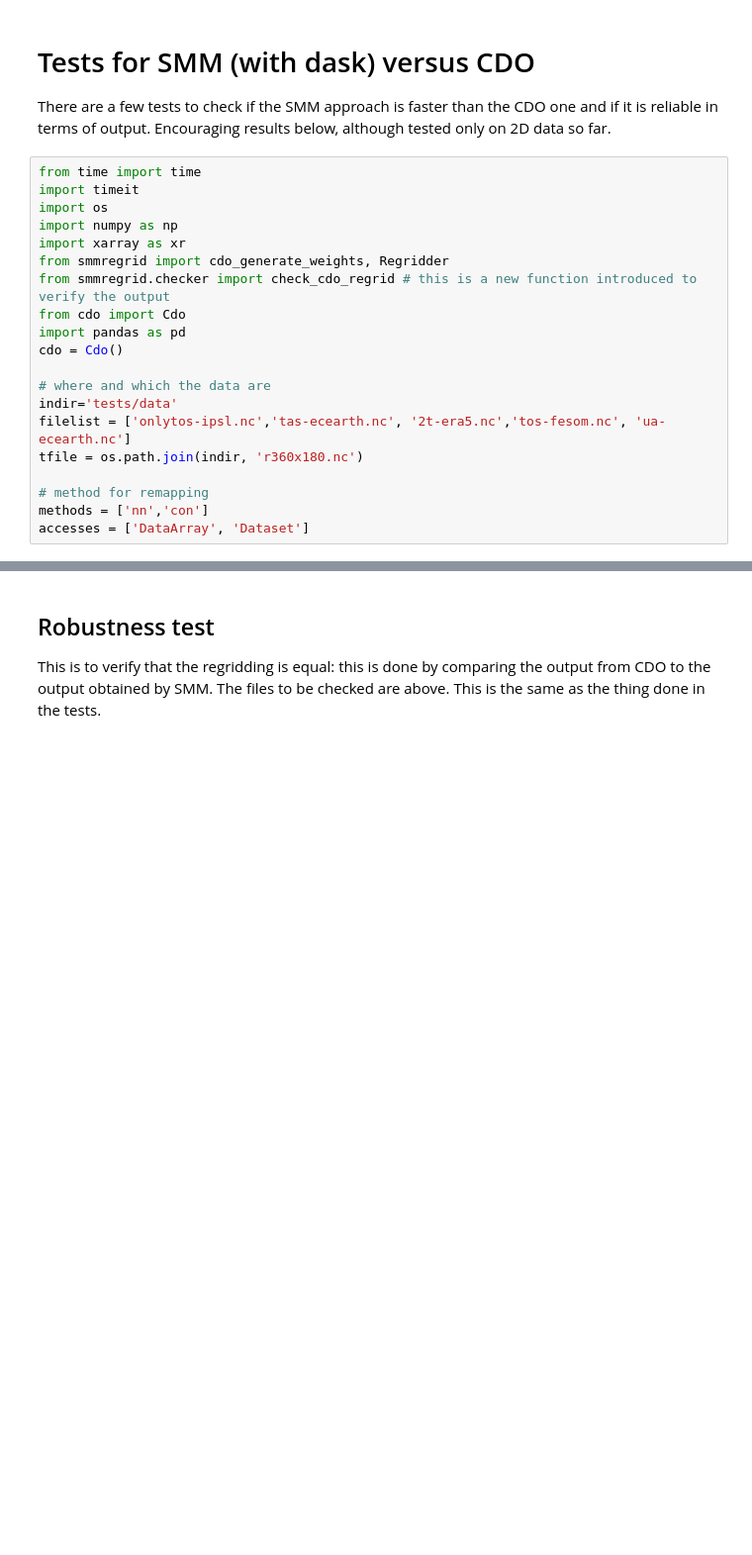
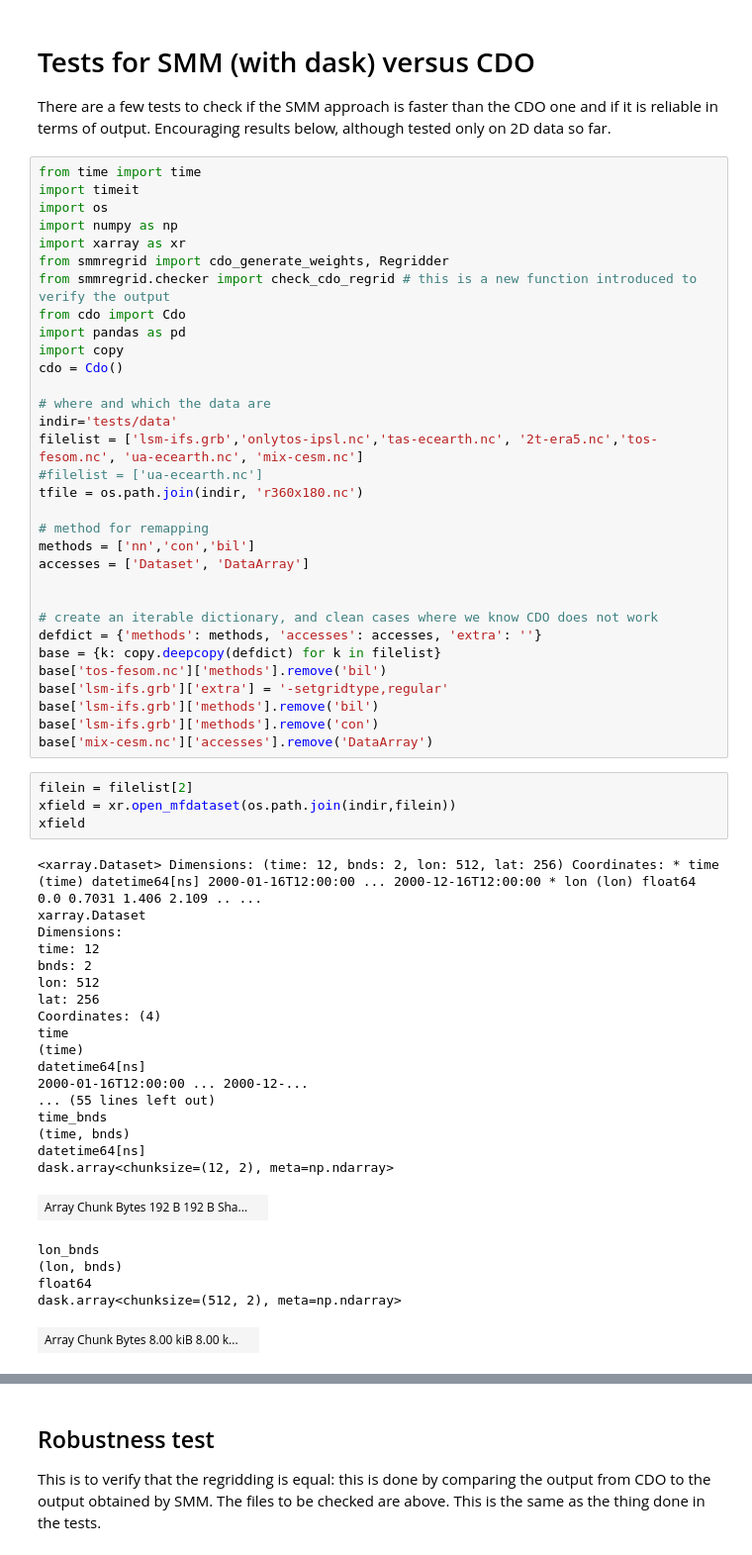
Before and after one commit to jhardenberg/smmregrid, a Jupyter notebook: playground.ipynb, the cells around one changed output, grey strips where cells are left out. Shown at 99% size. Drawn from its saved outputs; the diff is of its cells as text; blank space fills up the shorter version.

```diff
--- a/playground.ipynb
+++ b/playground.ipynb
@@ -12,13 +12,53 @@ from smmregrid import cdo_generate_weights, Regridder
 from smmregrid.checker import check_cdo_regrid # this is a new function introduced to verify the output
 from cdo import Cdo
 import pandas as pd
+import copy
 cdo = Cdo()
 
 # where and which the data are
 indir='tests/data'
-filelist = ['onlytos-ipsl.nc','tas-ecearth.nc', '2t-era5.nc','tos-fesom.nc', 'ua-ecearth.nc']
+filelist = ['lsm-ifs.grb','onlytos-ipsl.nc','tas-ecearth.nc', '2t-era5.nc','tos-fesom.nc', 'ua-ecearth.nc', 'mix-cesm.nc']
+#filelist = ['ua-ecearth.nc']
 tfile = os.path.join(indir, 'r360x180.nc')
 
 # method for remapping
-methods = ['nn','con']
-accesses = ['DataArray', 'Dataset']
+methods = ['nn','con','bil']
+accesses = ['Dataset', 'DataArray']
+
+
+# create an iterable dictionary, and clean cases where we know CDO does not work
+defdict = {'methods': methods, 'accesses': accesses, 'extra': ''}
+base = {k: copy.deepcopy(defdict) for k in filelist}
+base['tos-fesom.nc']['methods'].remove('bil')
+base['lsm-ifs.grb']['extra'] = '-setgridtype,regular'
+base['lsm-ifs.grb']['methods'].remove('bil')
+base['lsm-ifs.grb']['methods'].remove('con')
+base['mix-cesm.nc']['accesses'].remove('DataArray')
+# %%
+filein = filelist[2]
+xfield = xr.open_mfdataset(os.path.join(indir,filein))
+xfield
+# %% [output]
+<xarray.Dataset> Dimensions: (time: 12, bnds: 2, lon: 512, lat: 256) Coordinates: * time (time) datetime64[ns] 2000-01-16T12:00:00 ... 2000-12-16T12:00:00 * lon (lon) float64 0.0 0.7031 1.406 2.109 .. ...
+xarray.Dataset
+Dimensions:
+time: 12
+bnds: 2
+lon: 512
+lat: 256
+Coordinates: (4)
+time
+(time)
+datetime64[ns]
+2000-01-16T12:00:00 ... 2000-12-...
+... (55 lines left out)
+time_bnds
+(time, bnds)
+datetime64[ns]
+dask.array<chunksize=(12, 2), meta=np.ndarray>
+| Array Chunk Bytes 192 B 192 B Sha... |  |
+lon_bnds
+(lon, bnds)
+float64
+dask.array<chunksize=(512, 2), meta=np.ndarray>
+| Array Chunk Bytes 8.00 kiB 8.00 k... |  |
```
Also changed, not shown: parts of 11 cells of this notebook, 3 other files.
